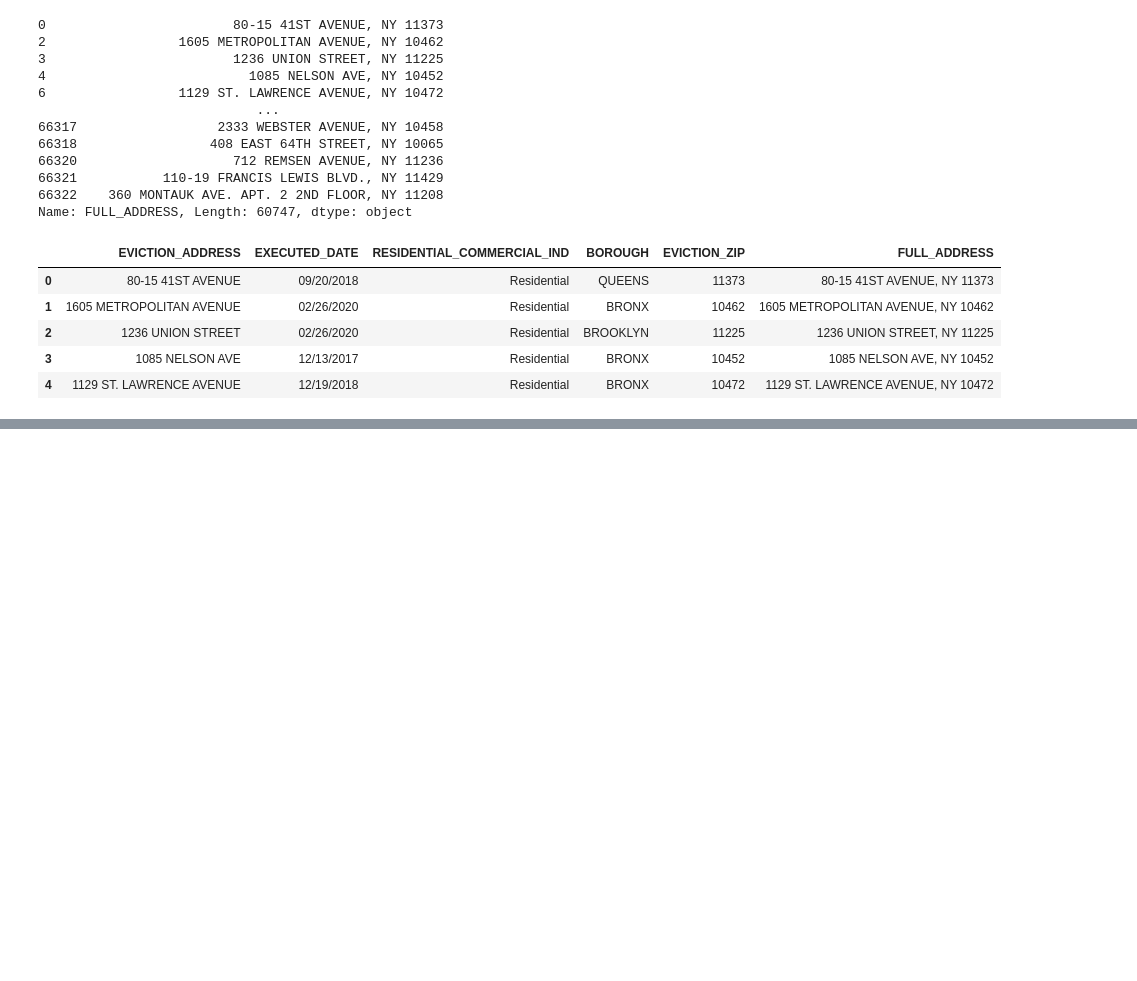
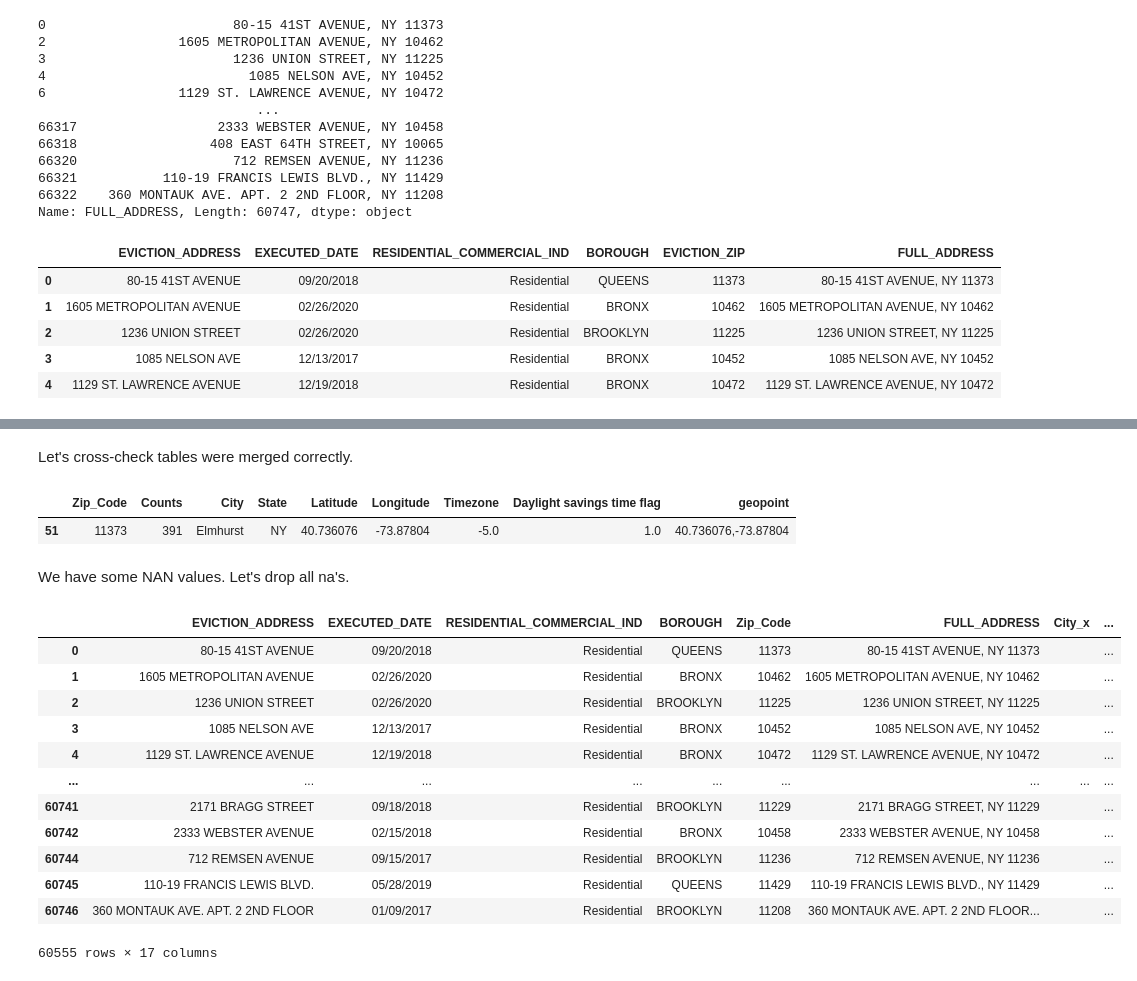
Before and after one commit to abiswas20/Data_Sci_Projects, a Jupyter notebook: Evictions.ipynb, the cells around one changed output, grey strips where cells are left out. Drawn from its saved outputs; the diff is of its cells as text; code cells hidden in the pictures; blank space fills up the shorter version.

```diff
--- a/Evictions.ipynb
+++ b/Evictions.ipynb
@@ -500,0 +506,7 @@ df3['Longitude']=''
+# %%
+df3['City']=''
+df3['City_Latitude']=''
+df3['City_Longitude']=''
+# %%
+df3.rename(columns={'EVICTION_ZIP':'Zip_Code'},inplace=True)
+df3.head()
@@ -500,0 +546,3 @@ df3['Longitude']=''
+# %%
+df3['Zip_Code']=pd.to_numeric(df3['Zip_Code'])
+df3.dtypes
@@ -500,0 +578,26 @@ df3['Longitude']=''
+# %% [markdown]
+Let's cross-check tables were merged correctly.
+# %%
+df_combined[df_combined['Zip_Code']==11373]
+# %% [output]
+|  | Zip_Code | Counts | City | State | Latitude | Longitude | Timezone | Daylight savings time flag | geopoint |
+| 51 | 11373 | 391 | Elmhurst | NY | 40.736076 | -73.87804 | -5.0 | 1.0 | 40.736076,-73.87804 |
+# %% [markdown]
+We have some NAN values. Let's drop all na's.
+# %%
+df3.dropna(inplace=True)
+df3
+# %% [output]
+|  | EVICTION_ADDRESS | EXECUTED_DATE | RESIDENTIAL_COMMERCIAL_IND | BOROUGH | Zip_Code | FULL_ADDRESS | City_x | ... |
+| 0 | 80-15 41ST AVENUE | 09/20/2018 | Residential | QUEENS | 11373 | 80-15 41ST AVENUE, NY 11373 |  | ... |
+| 1 | 1605 METROPOLITAN AVENUE | 02/26/2020 | Residential | BRONX | 10462 | 1605 METROPOLITAN AVENUE, NY 10462 |  | ... |
+| 2 | 1236 UNION STREET | 02/26/2020 | Residential | BROOKLYN | 11225 | 1236 UNION STREET, NY 11225 |  | ... |
+| 3 | 1085 NELSON AVE | 12/13/2017 | Residential | BRONX | 10452 | 1085 NELSON AVE, NY 10452 |  | ... |
+| 4 | 1129 ST. LAWRENCE AVENUE | 12/19/2018 | Residential | BRONX | 10472 | 1129 ST. LAWRENCE AVENUE, NY 10472 |  | ... |
+| ... | ... | ... | ... | ... | ... | ... | ... | ... |
+| 60741 | 2171 BRAGG STREET | 09/18/2018 | Residential | BROOKLYN | 11229 | 2171 BRAGG STREET, NY 11229 |  | ... |
+| 60742 | 2333 WEBSTER AVENUE | 02/15/2018 | Residential | BRONX | 10458 | 2333 WEBSTER AVENUE, NY 10458 |  | ... |
+| 60744 | 712 REMSEN AVENUE | 09/15/2017 | Residential | BROOKLYN | 11236 | 712 REMSEN AVENUE, NY 11236 |  | ... |
+| 60745 | 110-19 FRANCIS LEWIS BLVD. | 05/28/2019 | Residential | QUEENS | 11429 | 110-19 FRANCIS LEWIS BLVD., NY 11429 |  | ... |
+| 60746 | 360 MONTAUK AVE. APT. 2 2ND FLOOR | 01/09/2017 | Residential | BROOKLYN | 11208 | 360 MONTAUK AVE. APT. 2 2ND FLOOR... |  | ... |
+60555 rows × 17 columns
```
Also changed, not shown: parts of 35 cells of this notebook, 2 other files.
